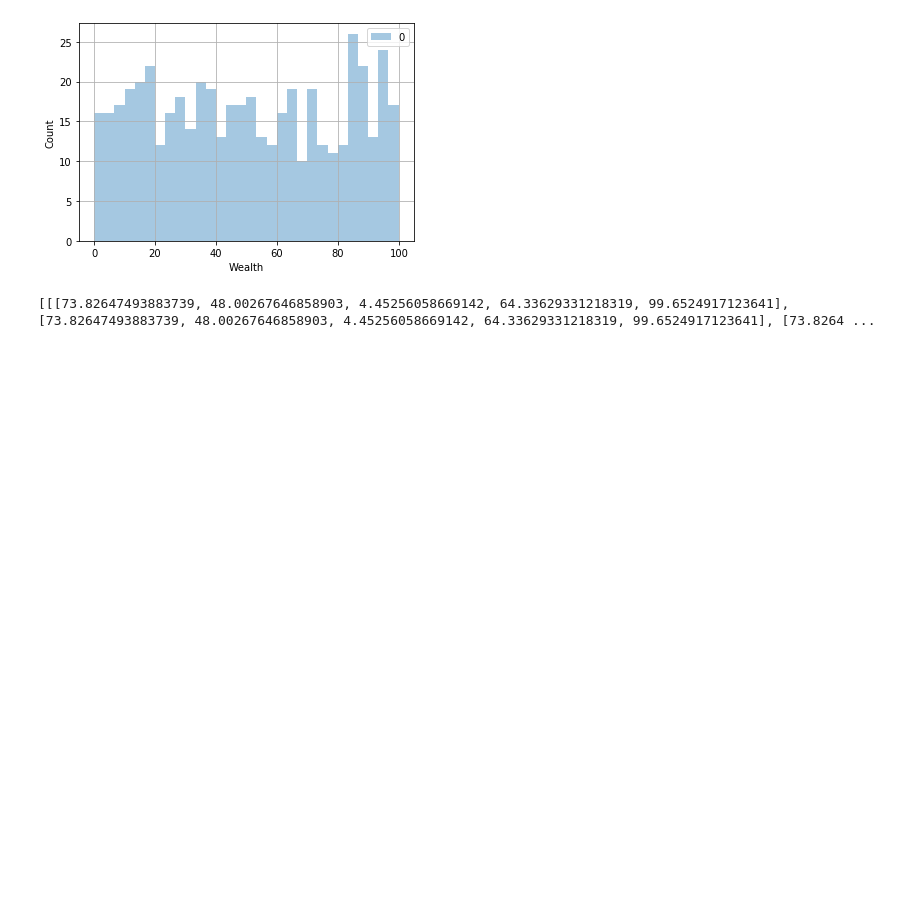
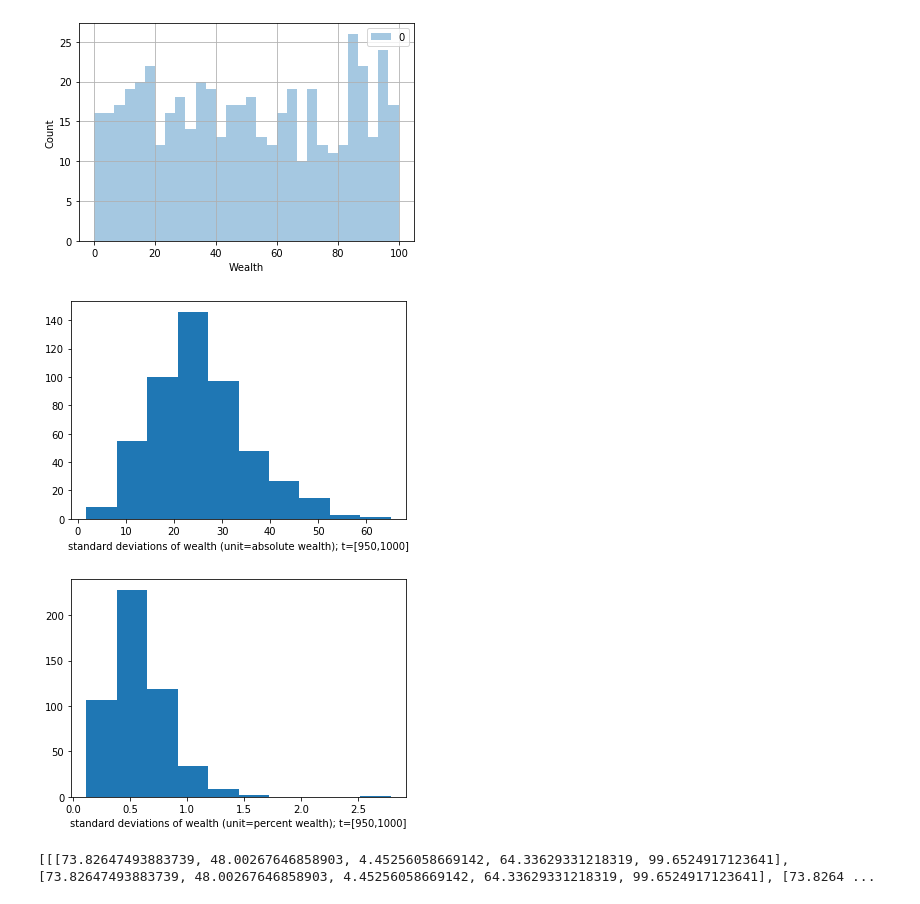
Before and after one commit to ElisaHeinrich/Urban-Inequality-Model, a Jupyter notebook: KEM.ipynb, the cells around one changed output. Cells and saved outputs as stored; diff of their text form; code cells hidden in the pictures; blank space fills up the shorter version.

Commit message:
test stability

```diff
--- a/KEM.ipynb
+++ b/KEM.ipynb
@@ -217,8 +231,6 @@ def show(population, k=500, percentiles=(1, 10, 50, 90, 99), **kwargs):
 
     # Plot
 
-    #JAKE COMMENTED
-    #plt.hold(True)
     plt.xlabel('Time')
     plt.ylabel('Wealth')
     plt.grid(True)
@@ -258,14 +270,7 @@ def animate_distributions(pop_series,continuous=True,times=[0,1],n_frames=100):
 
     max_t = len(pop_series)
 
-#     fig = plt.figure()
-#     ax = plt.axes(xlim=(0, max(max(pop_series))), ylim=(0, 65))
-#     hst, = ax.hist([])
     fig = plt.figure()
-    #hist = plt.hist(pop_series[0])
-#     def init():
-#         hst.set_data([])
-#         return hst,
     def animate(i):
         #label = label + ': G=' + str(round(gini(population), 2))
         plt.cla()
@@ -277,16 +282,36 @@ def animate_distributions(pop_series,continuous=True,times=[0,1],n_frames=100):
             plt.ylabel('Count')
             plt.grid(True)
 
+    anim = FuncAnimation(fig, animate, #init_func=init,
+                                   frames=n_frames)#), interval=20)#, blit=True)
+    HTML(anim.to_jshtml())
+    return anim
 
 
-        #hist(pop_series[i])
-        #line.set_data(pop_series[i])
-        #return line,
 
-    anim = FuncAnimation(fig, animate, #init_func=init,
-                                   frames=n_frames)#), interval=20)#, blit=True)
-    return anim
-    #plt.show()
+def test_stability(pop_series,n_steps=50,end_time=1000):
+    pop_series = np.array(pop_series)
+    t_series = pop_series[(end_time-n_steps):end_time]
+    stds = []
+    mus = []
+    for agent_n in range(len(t_series[0])):
+        agent_series = t_series[:,agent_n]
+        std = np.std(agent_series)
+        stds.append(std)
+        mus.append(np.mean(agent_series))
+    plt.figure()
+    plt.hist(stds)
+    xlbl = "standard deviations of wealth (unit=absolute wealth); t=["+str(end_time-n_steps)+","+str(end_time)+"]"
+    plt.xlabel(xlbl)
+    plt.show()
+
+
+    stds,mus = np.array(stds),np.array(mus)
+    plt.figure()
+    plt.hist((stds/mus))
+    xlbl = "standard deviations of wealth (unit=percent wealth); t=["+str(end_time-n_steps)+","+str(end_time)+"]"
+    plt.xlabel(xlbl)
+    plt.show()
 # %%
 results = show(population)
 # %% [output]
@@ -350,3 +342,8 @@ HTML(animation.to_jshtml())
+# %%
+test_stability(results)
+# %% [output]
+[figure, added]
+[figure, added]
 # %%
 show(population)
 # %% [output]
```
Also changed, not shown: parts of 8 cells of this notebook.
